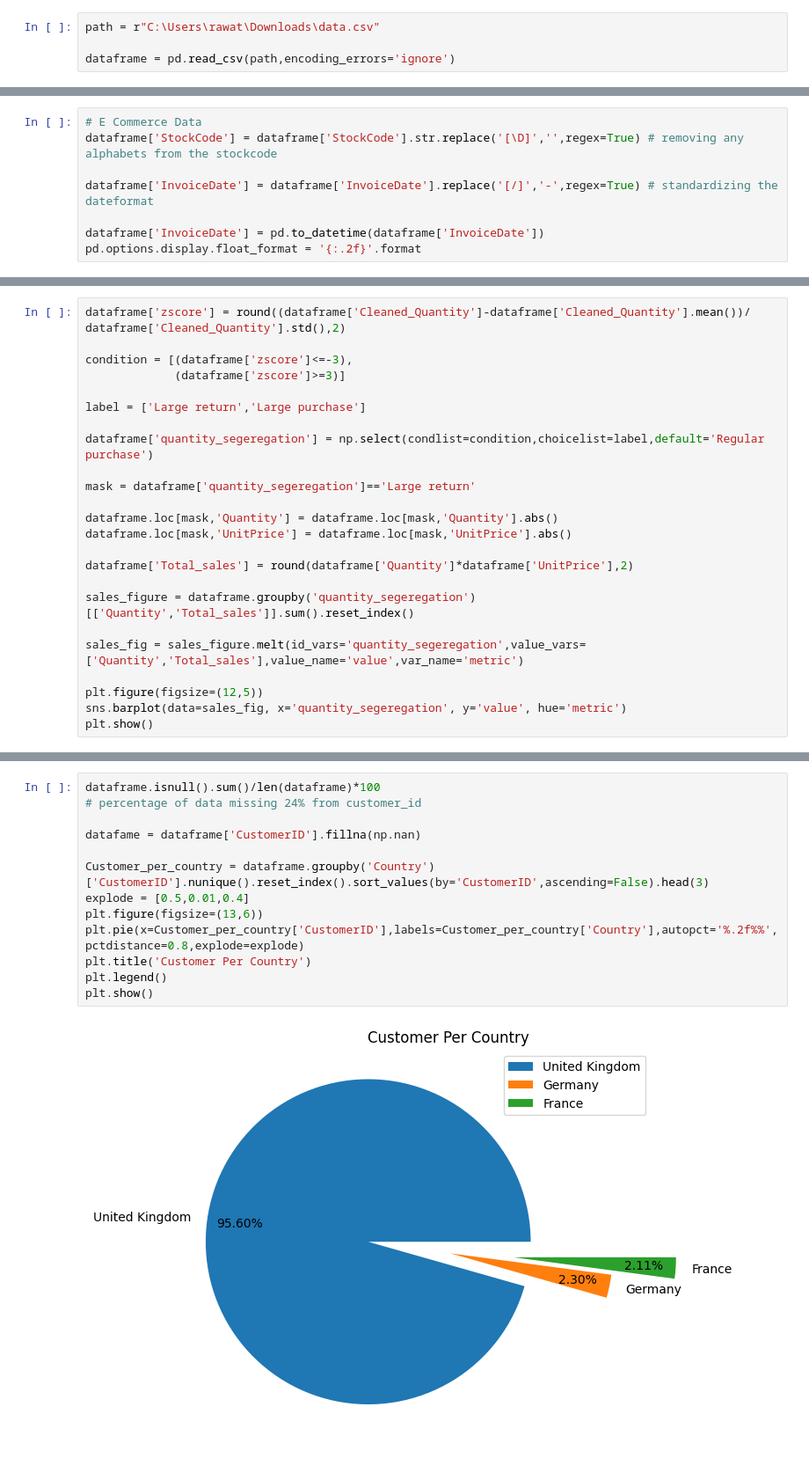
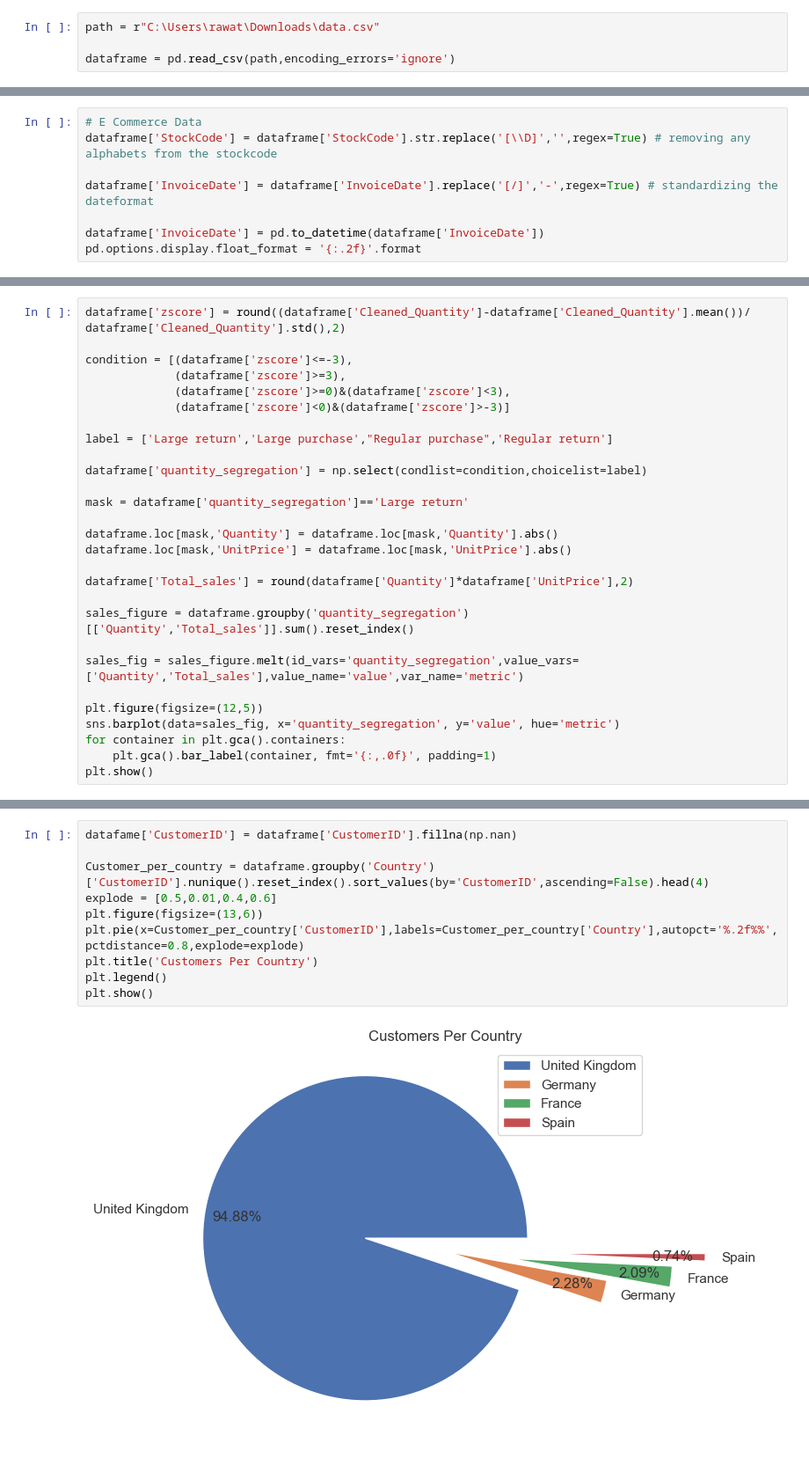
Before and after one commit to Dhananjayrawat/E-Commerce-Data-Analysis-Project, a Jupyter notebook: Project_Ecommerce.ipynb, the cells around one changed output, grey strips where cells are left out. Shown at 88% size. Drawn from its saved outputs; the diff is of its cells as text.

```diff
--- a/Project_Ecommerce.ipynb
+++ b/Project_Ecommerce.ipynb
@@ -10,6 +14,6 @@ dataframe = pd.read_csv(path,encoding_errors='ignore')
 # %%
 # E Commerce Data
-dataframe['StockCode'] = dataframe['StockCode'].str.replace('[\D]','',regex=True) # removing any alphabets from the stockcode
+dataframe['StockCode'] = dataframe['StockCode'].str.replace('[\\D]','',regex=True) # removing any alphabets from the stockcode
 
 dataframe['InvoiceDate'] = dataframe['InvoiceDate'].replace('[/]','-',regex=True) # standardizing the dateformat
 
@@ -98,24 +97,28 @@ dataframe
 dataframe['zscore'] = round((dataframe['Cleaned_Quantity']-dataframe['Cleaned_Quantity'].mean())/ dataframe['Cleaned_Quantity'].std(),2)
 
 condition = [(dataframe['zscore']<=-3),
-             (dataframe['zscore']>=3)]
+             (dataframe['zscore']>=3),
+             (dataframe['zscore']>=0)&(dataframe['zscore']<3),
+             (dataframe['zscore']<0)&(dataframe['zscore']>-3)]
 
-label = ['Large return','Large purchase']
+label = ['Large return','Large purchase',"Regular purchase",'Regular return']
 
-dataframe['quantity_segeregation'] = np.select(condlist=condition,choicelist=label,default='Regular purchase')
+dataframe['quantity_segregation'] = np.select(condlist=condition,choicelist=label)
 
-mask = dataframe['quantity_segeregation']=='Large return'
+mask = dataframe['quantity_segregation']=='Large return'
 
 dataframe.loc[mask,'Quantity'] = dataframe.loc[mask,'Quantity'].abs()
 dataframe.loc[mask,'UnitPrice'] = dataframe.loc[mask,'UnitPrice'].abs()
 
 dataframe['Total_sales'] = round(dataframe['Quantity']*dataframe['UnitPrice'],2)
 
-sales_figure = dataframe.groupby('quantity_segeregation')[['Quantity','Total_sales']].sum().reset_index()
+sales_figure = dataframe.groupby('quantity_segregation')[['Quantity','Total_sales']].sum().reset_index()
 
-sales_fig = sales_figure.melt(id_vars='quantity_segeregation',value_vars=['Quantity','Total_sales'],value_name='value',var_name='metric')
+sales_fig = sales_figure.melt(id_vars='quantity_segregation',value_vars=['Quantity','Total_sales'],value_name='value',var_name='metric')
 
 plt.figure(figsize=(12,5))
-sns.barplot(data=sales_fig, x='quantity_segeregation', y='value', hue='metric')
+sns.barplot(data=sales_fig, x='quantity_segregation', y='value', hue='metric')
+for container in plt.gca().containers:
+    plt.gca().bar_label(container, fmt='{:,.0f}', padding=1)
 plt.show()
 # %% [output]
@@ -135,16 +173,13 @@ plt.show()
 # %%
-dataframe.isnull().sum()/len(dataframe)*100
-# percentage of data missing 24% from customer_id
+datafame['CustomerID'] = dataframe['CustomerID'].fillna(np.nan)
 
-datafame = dataframe['CustomerID'].fillna(np.nan)
-
-Customer_per_country = dataframe.groupby('Country')['CustomerID'].nunique().reset_index().sort_values(by='CustomerID',ascending=False).head(3)
-explode = [0.5,0.01,0.4]
+Customer_per_country = dataframe.groupby('Country')['CustomerID'].nunique().reset_index().sort_values(by='CustomerID',ascending=False).head(4)
+explode = [0.5,0.01,0.4,0.6]
 plt.figure(figsize=(13,6))
 plt.pie(x=Customer_per_country['CustomerID'],labels=Customer_per_country['Country'],autopct='%.2f%%',pctdistance=0.8,explode=explode)
-plt.title('Customer Per Country')
+plt.title('Customers Per Country')
 plt.legend()
 plt.show()
 # %% [output]
-[figure, old version]
+[figure, new version]
 # %%
```
Also changed, not shown: parts of 16 cells of this notebook.
